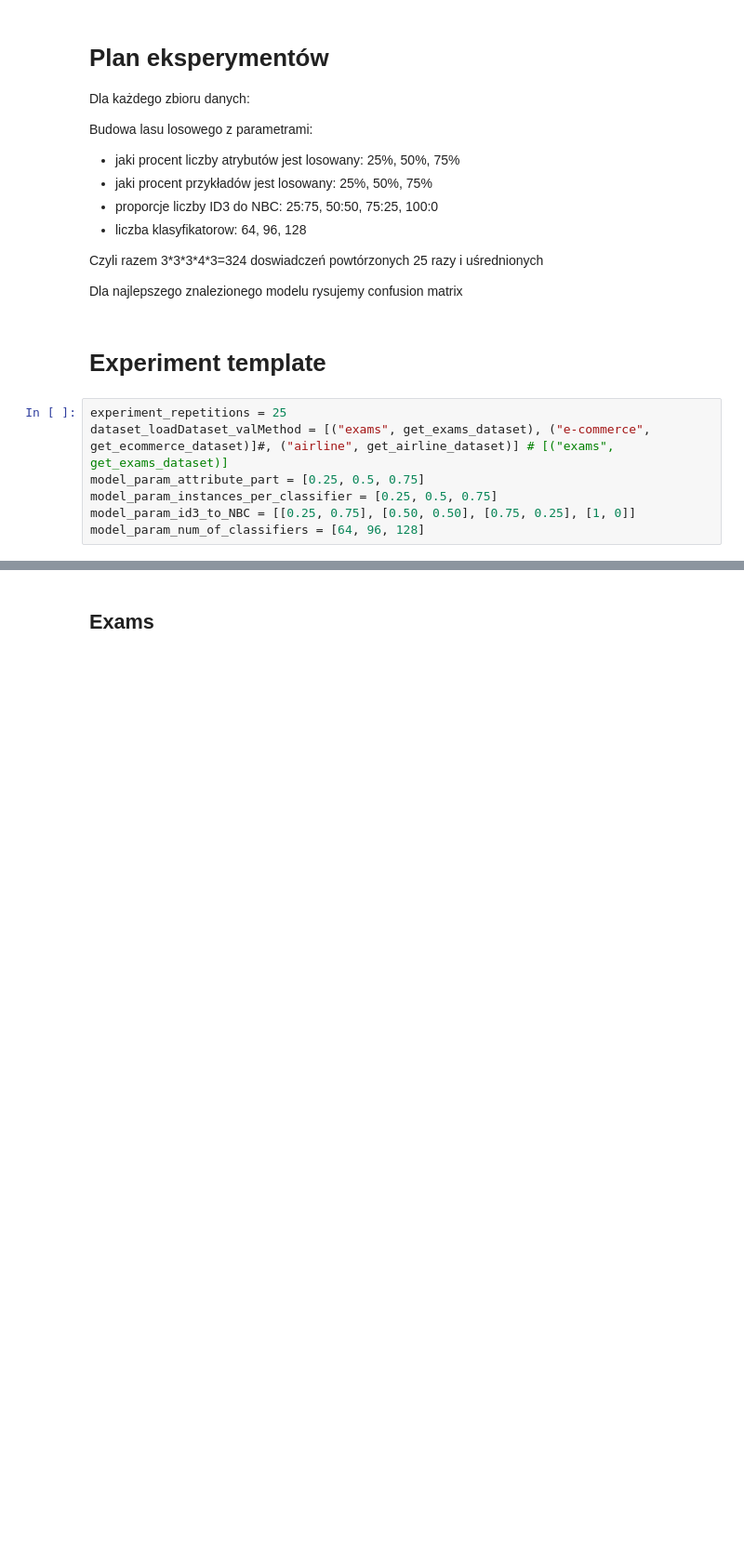
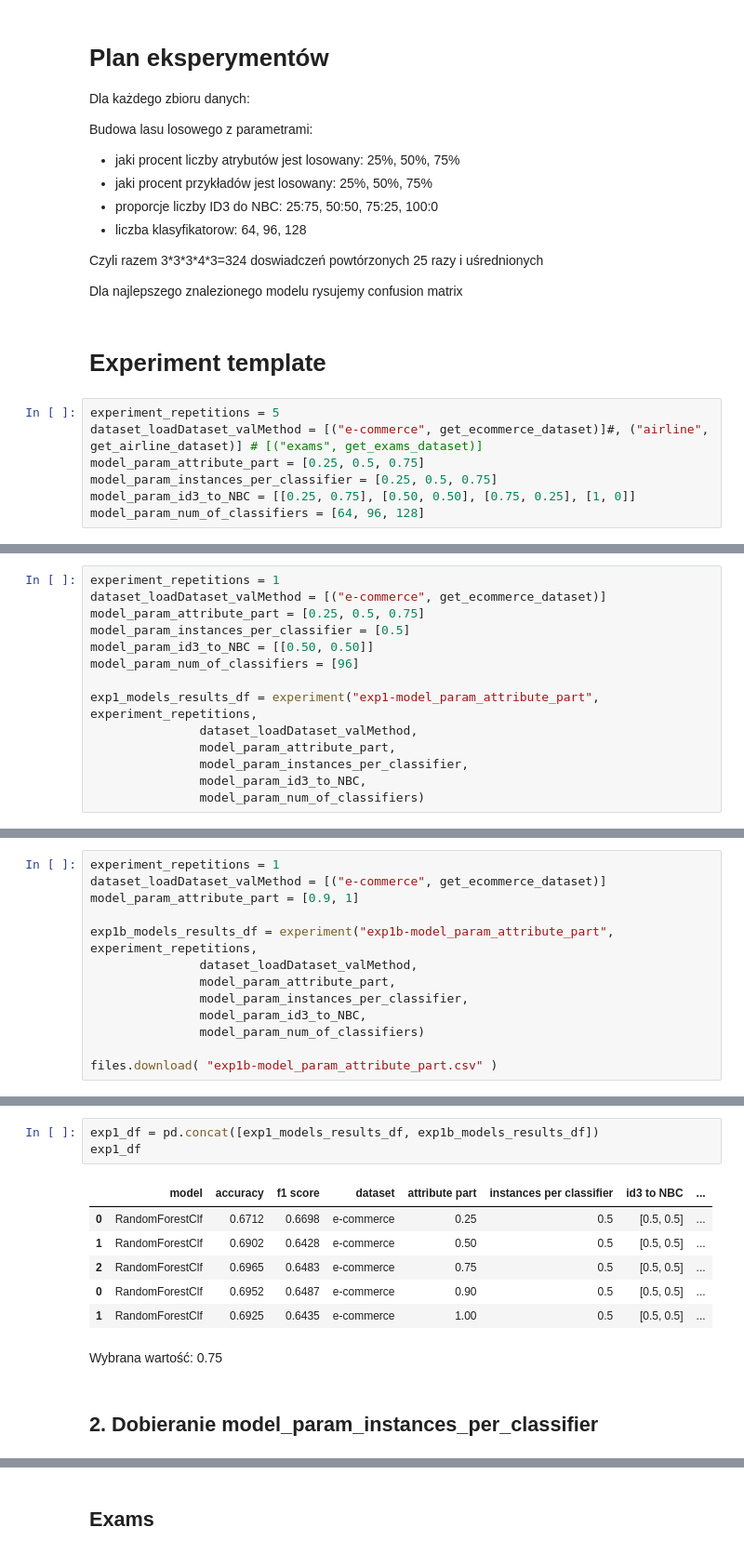
Before and after one commit to kamil-szczepanik/UMA-Random-Forest-with-NBC, a Jupyter notebook: experiments/experiments_notebook.ipynb, the cells around one changed output, grey strips where cells are left out. Shown: that part at 93% size. Saved outputs shown, nothing was run; the diff lists cells and outputs as text; blank space fills up the shorter version.

```diff
--- a/experiments/experiments_notebook.ipynb
+++ b/experiments/experiments_notebook.ipynb
@@ -64,8 +73,8 @@ Dla najlepszego znalezionego modelu rysujemy confusion matrix
 # %% [markdown]
 # Experiment template
 # %%
-experiment_repetitions = 25
-dataset_loadDataset_valMethod = [("exams", get_exams_dataset), ("e-commerce", get_ecommerce_dataset)]#, ("airline", get_airline_dataset)] # [("exams", get_exams_dataset)]
+experiment_repetitions = 5
+dataset_loadDataset_valMethod = [("e-commerce", get_ecommerce_dataset)]#, ("airline", get_airline_dataset)] # [("exams", get_exams_dataset)]
 model_param_attribute_part = [0.25, 0.5, 0.75]
 model_param_instances_per_classifier = [0.25, 0.5, 0.75]
 model_param_id3_to_NBC = [[0.25, 0.75], [0.50, 0.50], [0.75, 0.25], [1, 0]]
@@ -121,0 +149,14 @@ DATASET: exams
+# %%
+experiment_repetitions = 1
+dataset_loadDataset_valMethod = [("e-commerce", get_ecommerce_dataset)]
+model_param_attribute_part = [0.25, 0.5, 0.75]
+model_param_instances_per_classifier = [0.5]
+model_param_id3_to_NBC = [[0.50, 0.50]]
+model_param_num_of_classifiers = [96]
+
+exp1_models_results_df = experiment("exp1-model_param_attribute_part", experiment_repetitions,
+               dataset_loadDataset_valMethod,
+               model_param_attribute_part,
+               model_param_instances_per_classifier,
+               model_param_id3_to_NBC,
+               model_param_num_of_classifiers)
@@ -121,0 +178,13 @@ DATASET: exams
+# %%
+experiment_repetitions = 1
+dataset_loadDataset_valMethod = [("e-commerce", get_ecommerce_dataset)]
+model_param_attribute_part = [0.9, 1]
+
+exp1b_models_results_df = experiment("exp1b-model_param_attribute_part", experiment_repetitions,
+               dataset_loadDataset_valMethod,
+               model_param_attribute_part,
+               model_param_instances_per_classifier,
+               model_param_id3_to_NBC,
+               model_param_num_of_classifiers)
+
+files.download( "exp1b-model_param_attribute_part.csv" )
@@ -121,0 +201,14 @@ DATASET: exams
+# %%
+exp1_df = pd.concat([exp1_models_results_df, exp1b_models_results_df])
+exp1_df
+# %% [output]
+|  | model | accuracy | f1 score | dataset | attribute part | instances per classifier | id3 to NBC | ... |
+| 0 | RandomForestClf | 0.6712 | 0.6698 | e-commerce | 0.25 | 0.5 | [0.5, 0.5] | ... |
+| 1 | RandomForestClf | 0.6902 | 0.6428 | e-commerce | 0.50 | 0.5 | [0.5, 0.5] | ... |
+| 2 | RandomForestClf | 0.6965 | 0.6483 | e-commerce | 0.75 | 0.5 | [0.5, 0.5] | ... |
+| 0 | RandomForestClf | 0.6952 | 0.6487 | e-commerce | 0.90 | 0.5 | [0.5, 0.5] | ... |
+| 1 | RandomForestClf | 0.6925 | 0.6435 | e-commerce | 1.00 | 0.5 | [0.5, 0.5] | ... |
+# %% [markdown]
+Wybrana wartość: 0.75
+# %% [markdown]
+## 2. Dobieranie model_param_instances_per_classifier
```
Also changed, not shown: parts of 45 cells of this notebook, 11 other files.
